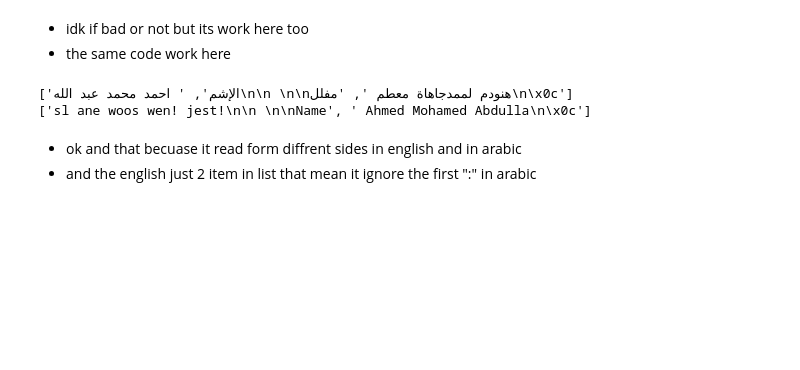
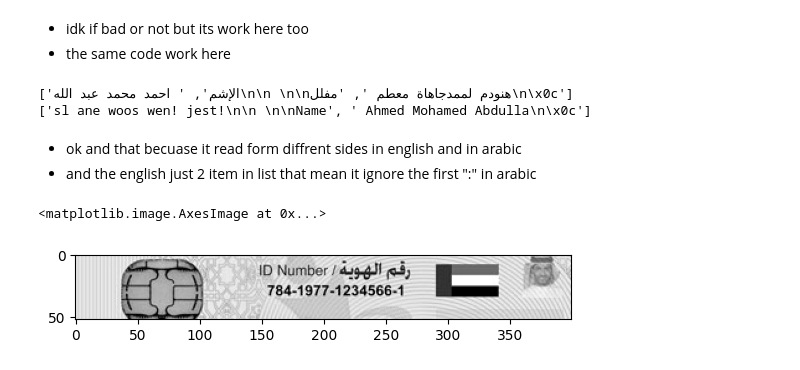
Before and after one commit to ABDULLAHHG/National-ID-Card-Recognition, a Jupyter notebook: National-ID-Card-Recognition.ipynb, the cells around one changed output. Cells and saved outputs as stored; diff of their text form; code cells hidden in the pictures; blank space fills up the shorter version.

```diff
--- a/National-ID-Card-Recognition.ipynb
+++ b/National-ID-Card-Recognition.ipynb
@@ -200,3 +196,8 @@ print(pytesseract.image_to_string(gray[int(gray.shape[0] * 0.5):int(gray.shape[0
 # %% [markdown]
 * ok and that becuase it read form diffrent sides in english and in arabic
 * and the english just 2 item in list that mean it ignore the first ":" in arabic
+# %%
+plt.imshow(gray[int(gray.shape[0] * 0.3):int(gray.shape[0] * 0.5) , :] , cmap = "gray")
+# %% [output]
+<matplotlib.image.AxesImage at 0x...>
+[figure, added]
```
Also changed, not shown: parts of 2 cells of this notebook.
